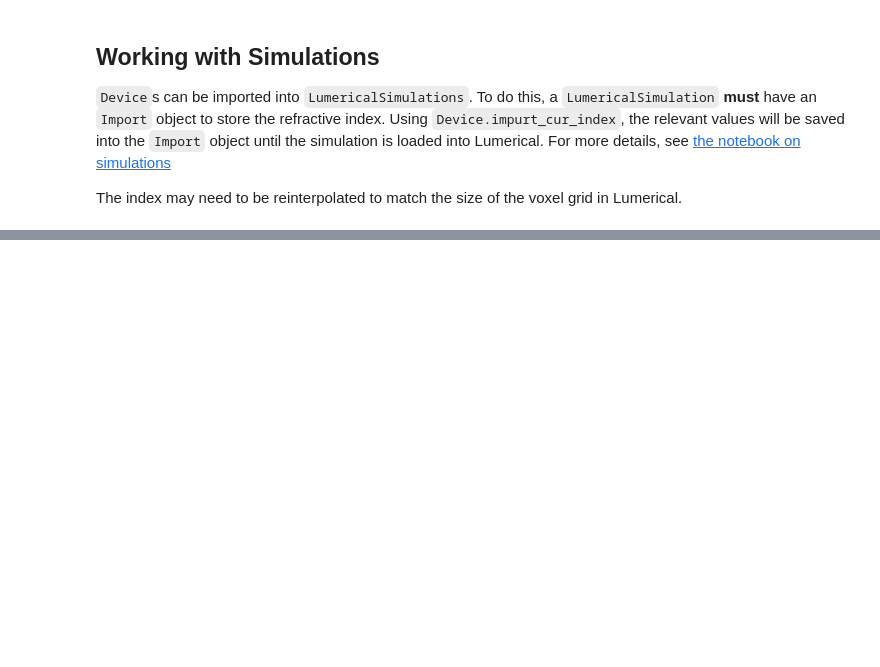
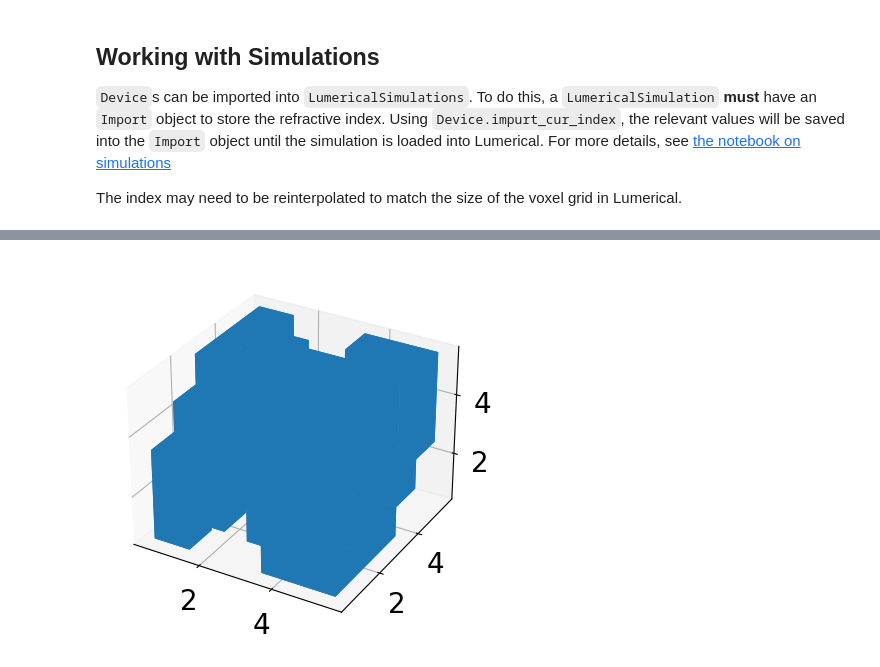
Before and after one commit to Faraon-Lab/vipdopt, a Jupyter notebook: docs/source/notebooks/device.ipynb, the cells around one changed output, grey strips where cells are left out. Drawn from its saved outputs; the diff is of its cells as text; code cells hidden in the pictures; blank space fills up the shorter version.

```diff
--- a/docs/source/notebooks/device.ipynb
+++ b/docs/source/notebooks/device.ipynb
@@ -229,0 +229,42 @@ TODO: GDS and STL exports, and save device to file
+# %%
+dev = Device(
+    device_size,
+    permittivity_bounds,
+    coords,
+    randomize=True,
+    init_seed=0,
+    filters=[Sigmoid(0.05, 0.5)],
+)
+
+# ========= Export to STL ========
+# STL Export requires density to be fully binarized
+full_density = dev.binarize(dev.get_density())
+stl_generator = STL(full_density)
+stl_generator.generate_stl()
+stl_generator.save_stl(dev.name + '.stl')
+stl_generator.viz_stl()
+
+# ======== Export to GDS =========
+
+# GDS Export must be done in layers. We split the full design into individual
+# layers, (not related to design layers). Express each layer as polygons in an
+# STL Mesh object and write that layer into its own cell of the GDS file
+
+layer_mesh_array = []
+for z_layer in range(full_density.shape[2]):
+    stl_generator = STL(full_density[..., z_layer][..., np.newaxis])
+    stl_generator.generate_stl()
+    layer_mesh_array.append(stl_generator.stl_mesh)
+
+# Create a GDS object containing a Library with Cells corresponding to each 2D
+# layer in the 3D device.
+gds_generator = GDS.set_layers(
+    full_density.shape[2],
+    unit=1e-6
+    * np.abs(dev.coords['x'][-1] - dev.coords['x'][0])
+    / dev.size[0],
+)
+gds_generator.assemble_device(layer_mesh_array, listed=False)
+gds_generator.export_device('.', filetype='gds')
+# %% [output]
+[figure, added]
```
Also changed, not shown: parts of 4 cells of this notebook, 5 other files.
